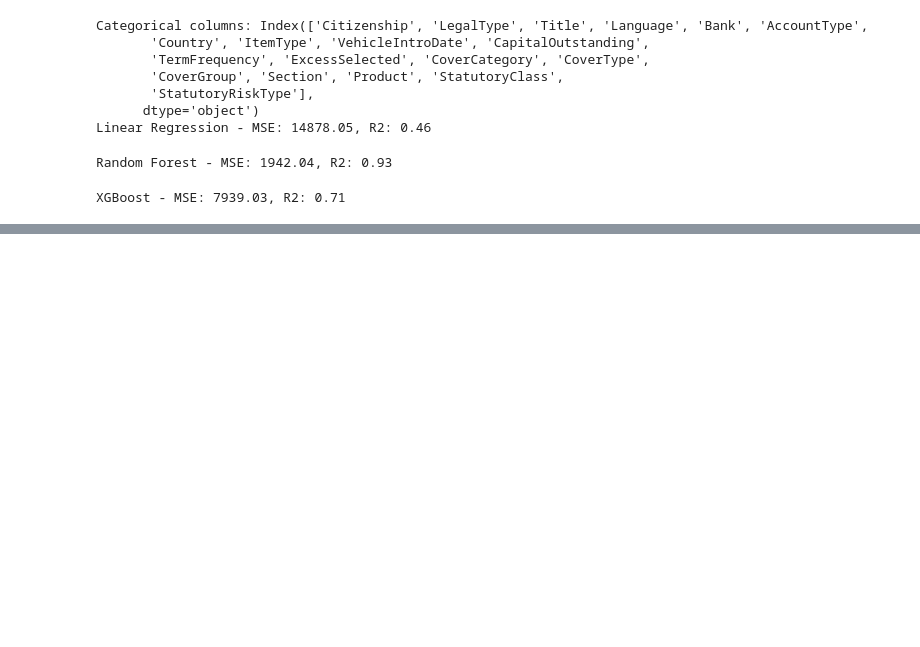
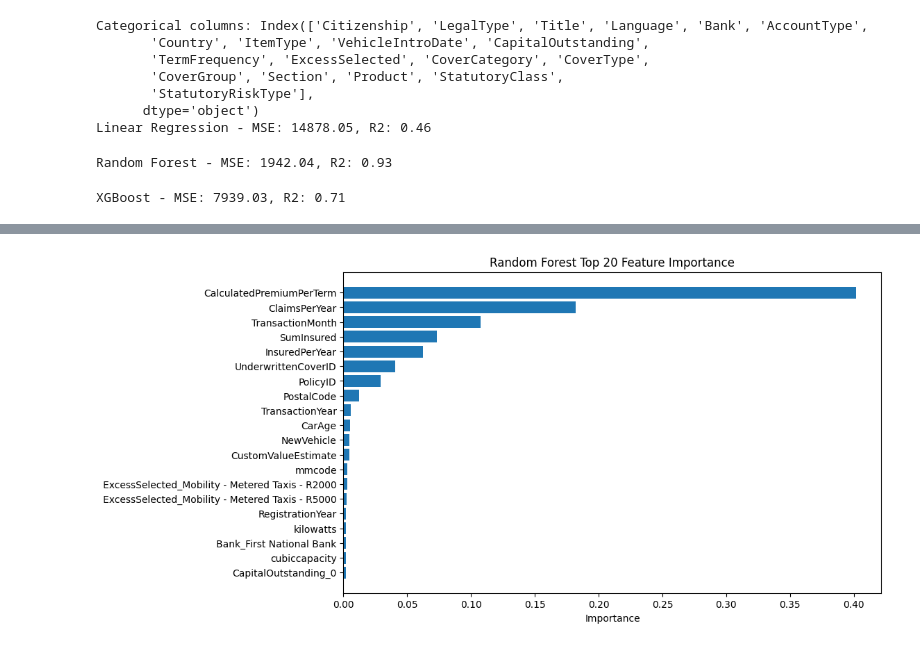
Before and after one commit to AschalewMathewosDamtew/insurance-risk-analysis, a Jupyter notebook: statistical-modeling.ipynb, the cells around one changed output, grey strips where cells are left out. Cells and saved outputs as stored; diff of their text form; code cells hidden in the pictures; blank space fills up the shorter version.

```diff
--- a/statistical-modeling.ipynb
+++ b/statistical-modeling.ipynb
@@ -260,0 +290,20 @@ XGBoost - MSE: 7939.03, R2: 0.71
+# %%
+# Random Forest Feature Importance using the trained model (rf_reg)
+import matplotlib.pyplot as plt
+import numpy as np
+
+# Get the feature importances from the trained model
+rf_importances = rf_reg.feature_importances_
+# Get the indices of the top 20 important features
+rf_indices = np.argsort(rf_importances)[-20:]
+
+# Plot the top 20 important features
+plt.figure(figsize=(10, 6))
+plt.barh(range(len(rf_indices)), rf_importances[rf_indices], align='center')
+# Use the feature names from the X_train dataframe
+plt.yticks(range(len(rf_indices)), [X_train.columns[i] for i in rf_indices])
+plt.xlabel('Importance')
+plt.title('Random Forest Top 20 Feature Importance')
+plt.show()
+# %% [output]
+[figure, added]
```
Also changed, not shown: parts of 3 cells of this notebook.
